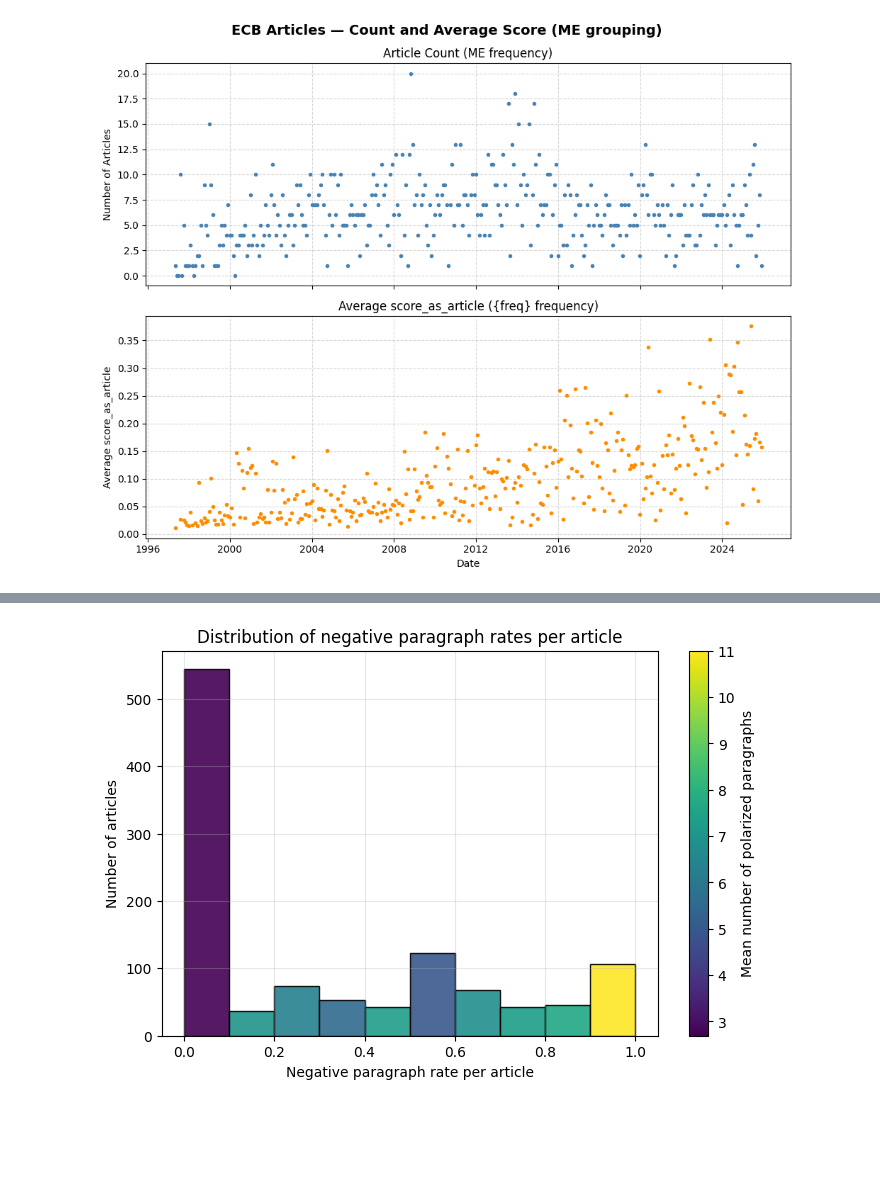
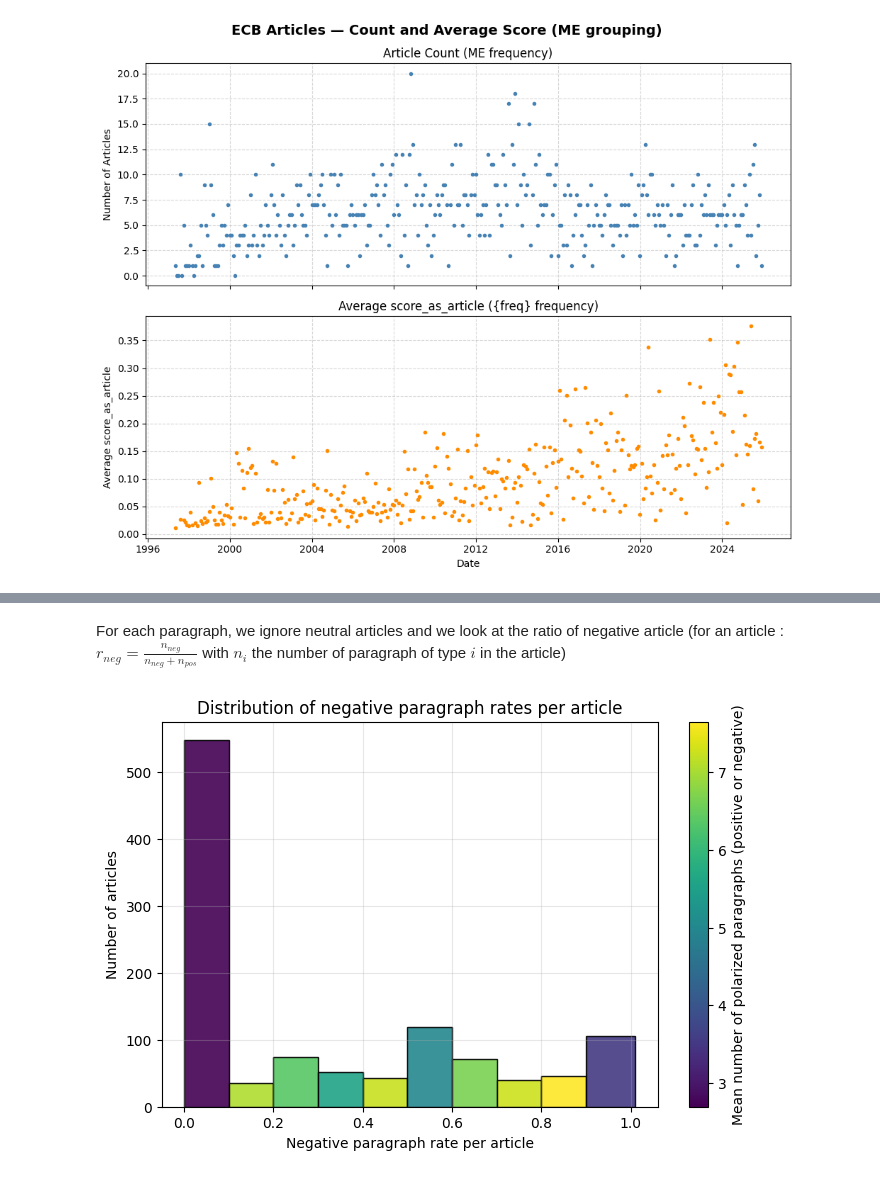
Before and after one commit to amjn480/project_ml_pm_vautrin_jean, a Jupyter notebook: main.ipynb, the cells around one changed output, grey strips where cells are left out. Saved outputs shown, nothing was run; the diff lists cells and outputs as text; code cells hidden in the pictures; blank space fills up the shorter version.

```diff
--- a/main.ipynb
+++ b/main.ipynb
@@ -1303,8 +1270,8 @@ def apply_softmax_per_token_safe(d):
     }
 
 # Apply to dataframe
-study_df["dictionary_softmax_tokens"] = study_df["dictionary"].apply(apply_softmax_per_token_safe)
+study_df["dictionary_lines_softmax_tokens"] = study_df["dictionary_lines"].apply(apply_softmax_per_token_safe)
 
 # Check first row
-study_df.loc[0, "dictionary_softmax_tokens"]
+study_df.loc[0, "dictionary_lines_softmax_tokens"]
 # %% [output]
@@ -1322,7 +1291,7 @@ import matplotlib.pyplot as plt
 # Collect all valid token counts
 all_tokens = []
 
-for d in study_df["dictionary_softmax_tokens"].dropna():
+for d in study_df["dictionary_lines_softmax_tokens"].dropna():
     if isinstance(d, dict) and "nb_token" in d and d["nb_token"] is not None:
         val = d["nb_token"]
         if isinstance(val, (list, np.ndarray)):
@@ -1361,7 +1332,7 @@ def flatten(x):
     else:
         yield x
 
-for d in study_df["dictionary_softmax_tokens"].dropna():
+for d in study_df["dictionary_lines_softmax_tokens"].dropna():
     if not isinstance(d, dict):
         continue
 
@@ -1486,7 +1464,7 @@ def classify_paragraphs(d):
     classes = np.argmax(np.vstack([pos, neg, neu]), axis=0)  # dominant class
     return {"classes": classes, "nb_tokens": nb_token}
 
-study_df["paragraph_info"] = study_df["dictionary_softmax_tokens"].apply(classify_paragraphs)
+study_df["paragraph_info"] = study_df["dictionary_lines_softmax_tokens"].apply(classify_paragraphs)
 
 study_df["paragraph_classes"] = study_df["paragraph_info"].apply(lambda x: x["classes"] if x is not None else None)
 study_df["paragraph_tokens"] = study_df["paragraph_info"].apply(lambda x: x["nb_tokens"] if x is not None else None)
@@ -1501,4 +1479,6 @@ study_df["paragraph_classes"].head()
 Name: paragraph_classes, dtype: object
+# %% [markdown]
+For each paragraph, we ignore neutral articles and we look at the ratio of negative article (for an article : $r_{neg} = \frac{n_{neg}}{n_{neg}+n_{pos}}$ with $n_i$ the number of paragraph of type $i$ in the article)
 # %%
 import numpy as np
 import matplotlib.pyplot as plt
@@ -1529,6 +1509,7 @@ article_indices = np.array(article_indices)
 
 # Histogram setup
 bins = np.arange(0, 1.1, 0.1)
+bins[-1] = 1.01  # ensure last bin includes 1.0
 bin_number_index = np.digitize(negative_rate, bins)
 mean_number_paragraph = np.zeros(len(bins)-1)
 num_obs = np.zeros(len(bins)-1)
@@ -1538,35 +1519,35 @@ index_articles_per_bin = [[] for _ in range(len(bins)-1)]
 
 for i in range(len(bins)-1):
     mask = bin_number_index == i+1
     if mask.any():
         mean_number_paragraph[i] = np.mean(number_polarized_paragraphs[mask])
         num_obs[i] = np.sum(mask)
         index_articles_per_bin[i] = article_indices[mask].tolist()
     else:
         mean_number_paragraph[i] = 0
         index_articles_per_bin[i] = []
 
 # Histogram with color based on mean number of paragraphs
 counts, edges = np.histogram(negative_rate, bins=bins)
 norm = Normalize(vmin=np.min(mean_number_paragraph), vmax=np.max(mean_number_paragraph))
 colors = plt.cm.viridis(norm(mean_number_paragraph))
 
 fig, ax = plt.subplots(figsize=(8, 5))
 bars = ax.bar(edges[:-1], counts, width=np.diff(edges), align='edge',
               color=colors, edgecolor='black', alpha=0.9)
 
 sm = ScalarMappable(cmap=plt.cm.viridis, norm=norm)
 sm.set_array([])
 cbar = fig.colorbar(sm, ax=ax)
-cbar.set_label("Mean number of polarized paragraphs")
+cbar.set_label("Mean number of polarized paragraphs (positive or negative)")
 
 ax.set_xlabel("Negative paragraph rate per article")
 ax.set_ylabel("Number of articles")
 ax.set_title("Distribution of negative paragraph rates per article")
 ax.grid(alpha=0.3)
 plt.show()
 # %% [output]
-[figure, old version]
+[figure, new version]
 # %%
 # Bin-level statistics
 bin_stats = []
```
Also changed, not shown: parts of 23 cells of this notebook.
